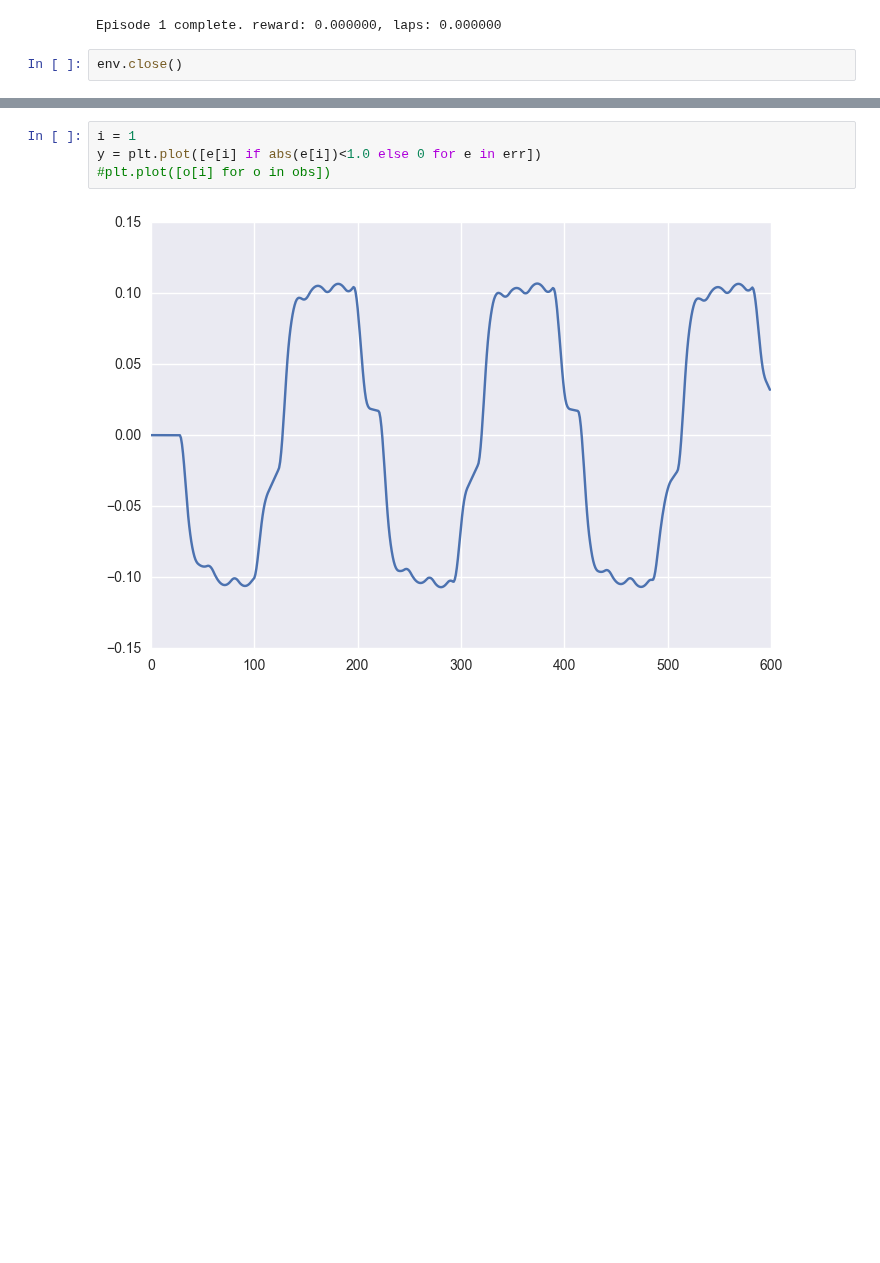
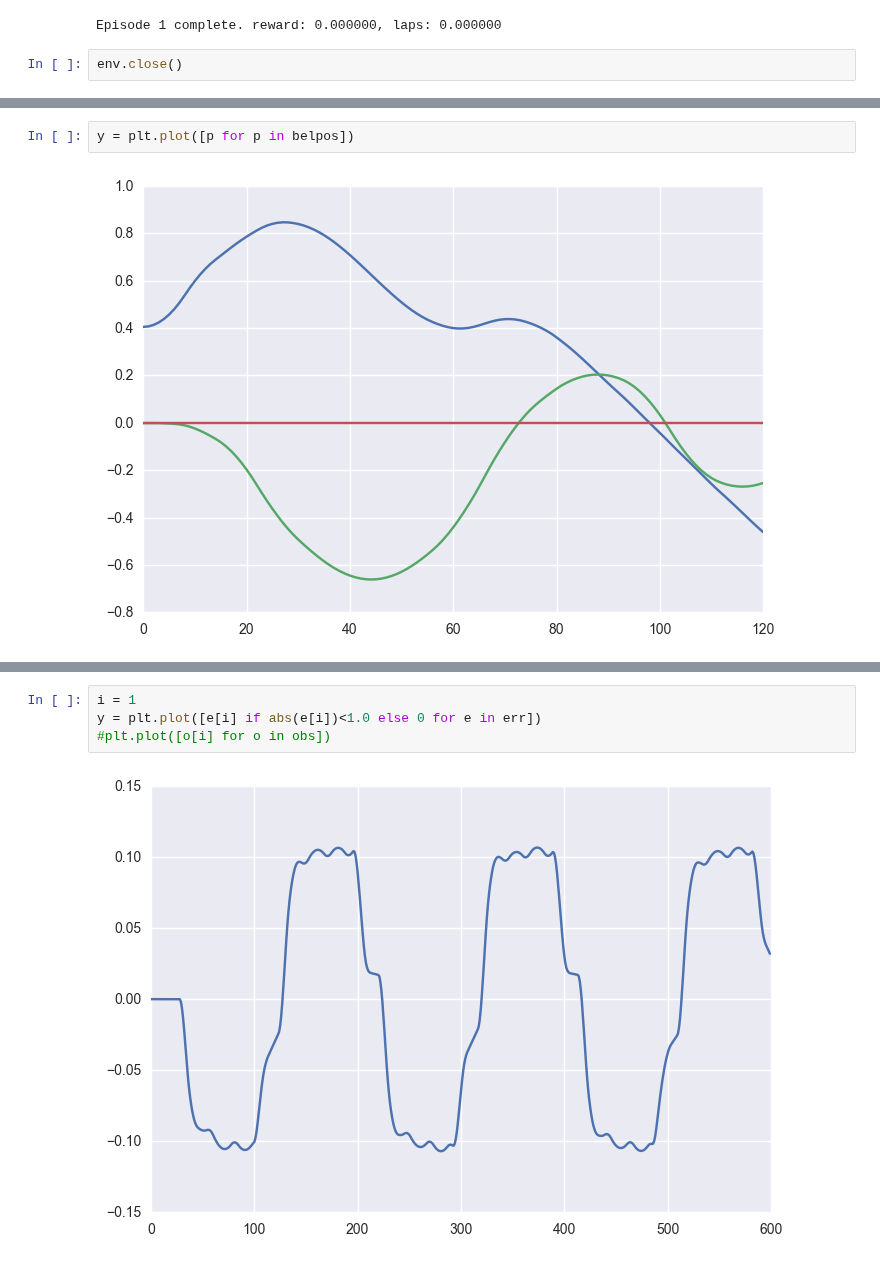
Before and after one commit to jcsharp/DriveIt, a Jupyter notebook: Baseline-Multi.ipynb, the cells around one changed output, grey strips where cells are left out. Saved outputs shown, nothing was run; the diff lists cells and outputs as text; blank space fills up the shorter version.

```diff
--- a/Baseline-Multi.ipynb
+++ b/Baseline-Multi.ipynb
@@ -82,0 +99,4 @@ y = plt.plot([o for o in obs])
+# %%
+y = plt.plot([p for p in belpos])
+# %% [output]
+[figure, added]
```
Also changed, not shown: parts of 5 cells of this notebook, 1 other file.
